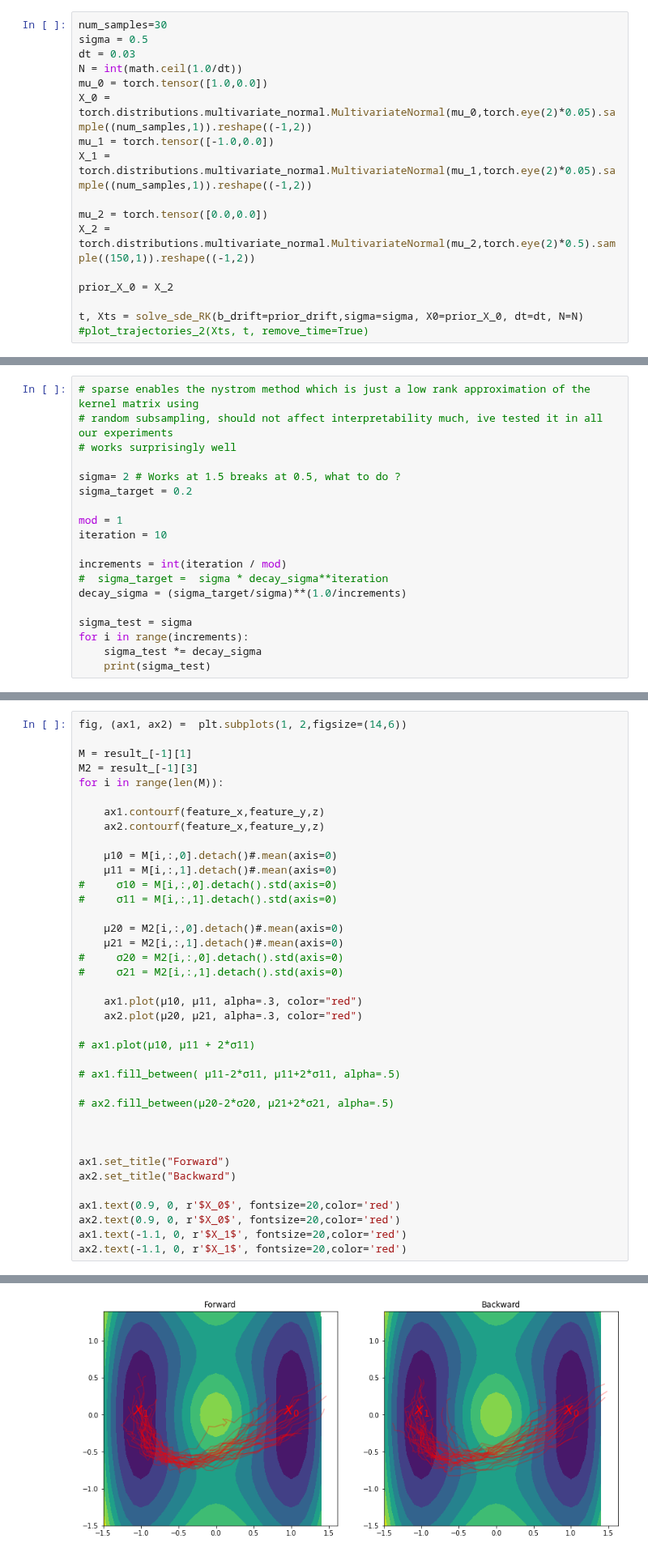
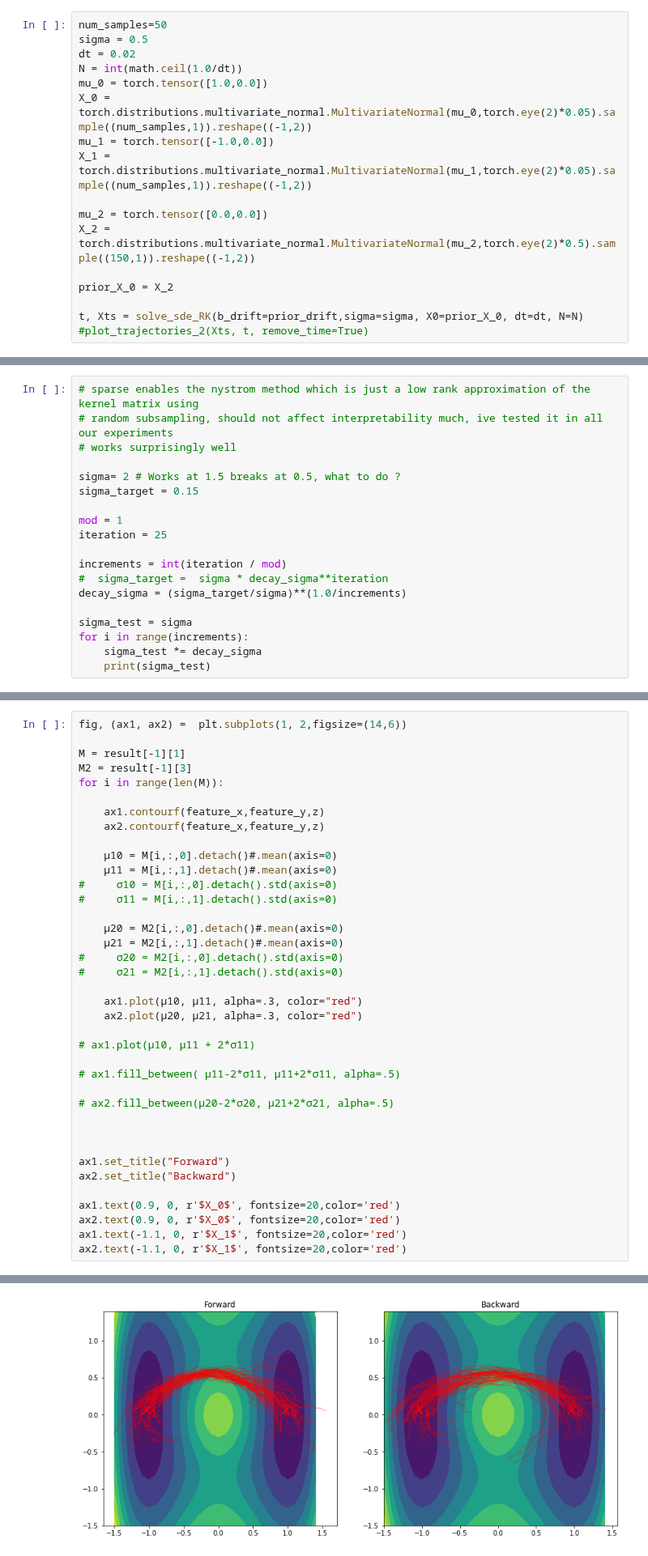
Before and after one commit to franciscovargas/GP_Sinkhorn, a Jupyter notebook: notebooks/Well-big-Wall.ipynb, the cells around one changed output, grey strips where cells are left out. Shown at 81% size. Saved outputs shown, nothing was run; the diff lists cells and outputs as text.

```diff
--- a/notebooks/Well-big-Wall.ipynb
+++ b/notebooks/Well-big-Wall.ipynb
@@ -64,9 +64,9 @@ deriv_y = lambda x,y: -(2*y) +2* y * torch.exp(-(  x**2 +y**2)/delta_tn)/delta_t
 
 prior_drift = lambda X: torch.tensor([[deriv_x(i[0],i[1]),deriv_y(i[0],i[1])] for i in X])
 # %%
-num_samples=30
+num_samples=50
 sigma = 0.5
-dt = 0.03
+dt = 0.02
 N = int(math.ceil(1.0/dt))
 mu_0 = torch.tensor([1.0,0.0])
 X_0 = torch.distributions.multivariate_normal.MultivariateNormal(mu_0,torch.eye(2)*0.05).sample((num_samples,1)).reshape((-1,2))
@@ -103,10 +103,10 @@ N
 # works surprisingly well
 
 sigma= 2 # Works at 1.5 breaks at 0.5, what to do ?
-sigma_target = 0.2
+sigma_target = 0.15
 
 mod = 1
-iteration = 10
+iteration = 25
 
 increments = int(iteration / mod)
 #  sigma_target =  sigma * decay_sigma**iteration
@@ -167,8 +178,8 @@ HTML(animation.to_html5_video())
 # %%
 fig, (ax1, ax2) =  plt.subplots(1, 2,figsize=(14,6))
 
-M = result_[-1][1]
-M2 = result_[-1][3]
+M = result[-1][1]
+M2 = result[-1][3]
 for i in range(len(M)):
 
     ax1.contourf(feature_x,feature_y,z)
@@ -177,34 +188,34 @@ for i in range(len(M)):
     μ10 = M[i,:,0].detach()#.mean(axis=0)
     μ11 = M[i,:,1].detach()#.mean(axis=0)
 #     σ10 = M[i,:,0].detach().std(axis=0)
 #     σ11 = M[i,:,1].detach().std(axis=0)
 
     μ20 = M2[i,:,0].detach()#.mean(axis=0)
     μ21 = M2[i,:,1].detach()#.mean(axis=0)
 #     σ20 = M2[i,:,0].detach().std(axis=0)
 #     σ21 = M2[i,:,1].detach().std(axis=0)
 
     ax1.plot(μ10, μ11, alpha=.3, color="red")
     ax2.plot(μ20, μ21, alpha=.3, color="red")
 
 # ax1.plot(μ10, μ11 + 2*σ11)
 
 # ax1.fill_between( μ11-2*σ11, μ11+2*σ11, alpha=.5)
 
 # ax2.fill_between(μ20-2*σ20, μ21+2*σ21, alpha=.5)
 
 
 
 ax1.set_title("Forward")
 ax2.set_title("Backward")
 
 ax1.text(0.9, 0, r'$X_0$', fontsize=20,color='red')
 ax2.text(0.9, 0, r'$X_0$', fontsize=20,color='red')
 ax1.text(-1.1, 0, r'$X_1$', fontsize=20,color='red')
 ax2.text(-1.1, 0, r'$X_1$', fontsize=20,color='red')
 # %% [output]
 Text(-1.1, 0, '$X_1$')
-[figure, old version]
+[figure, new version]
 # %%
 import pandas as pd
 
```
Also changed, not shown: parts of 7 cells of this notebook.
